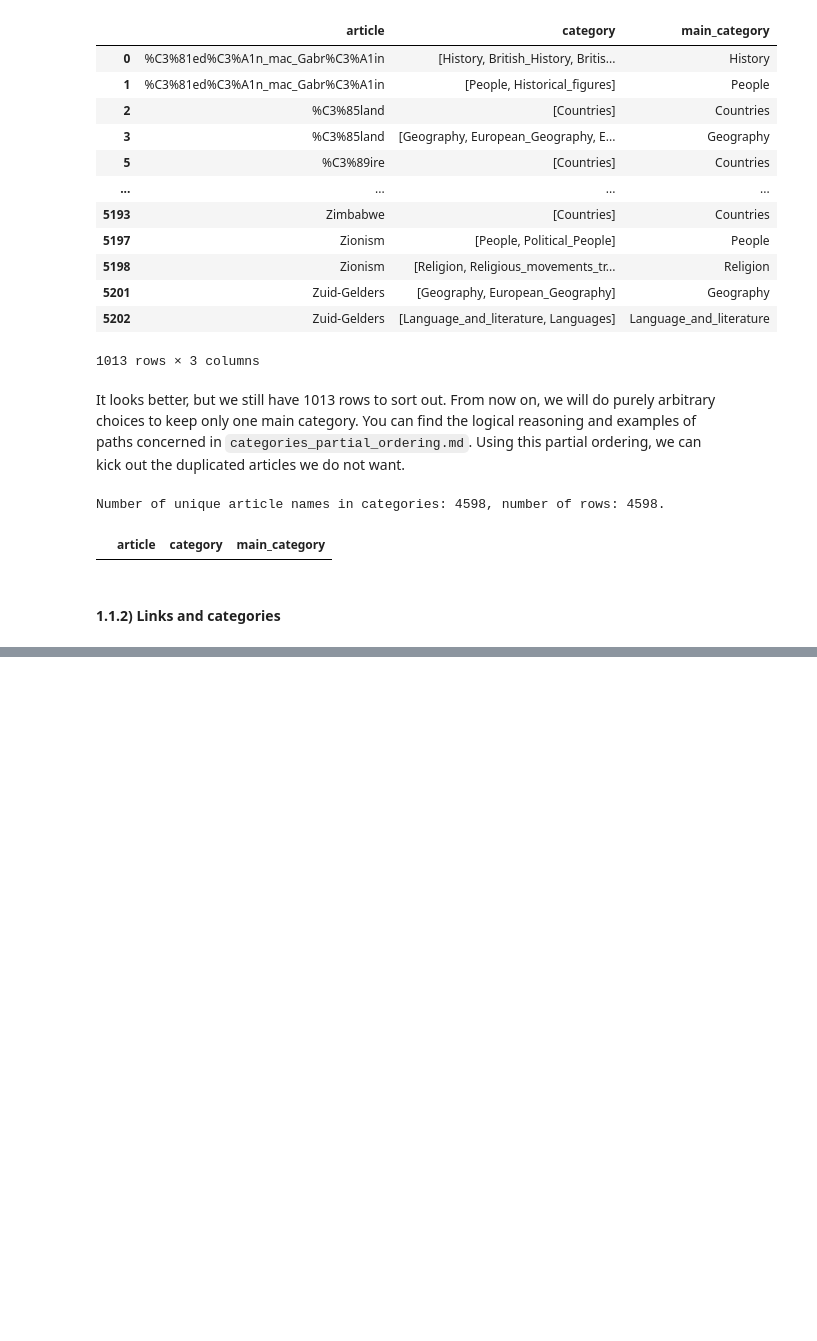
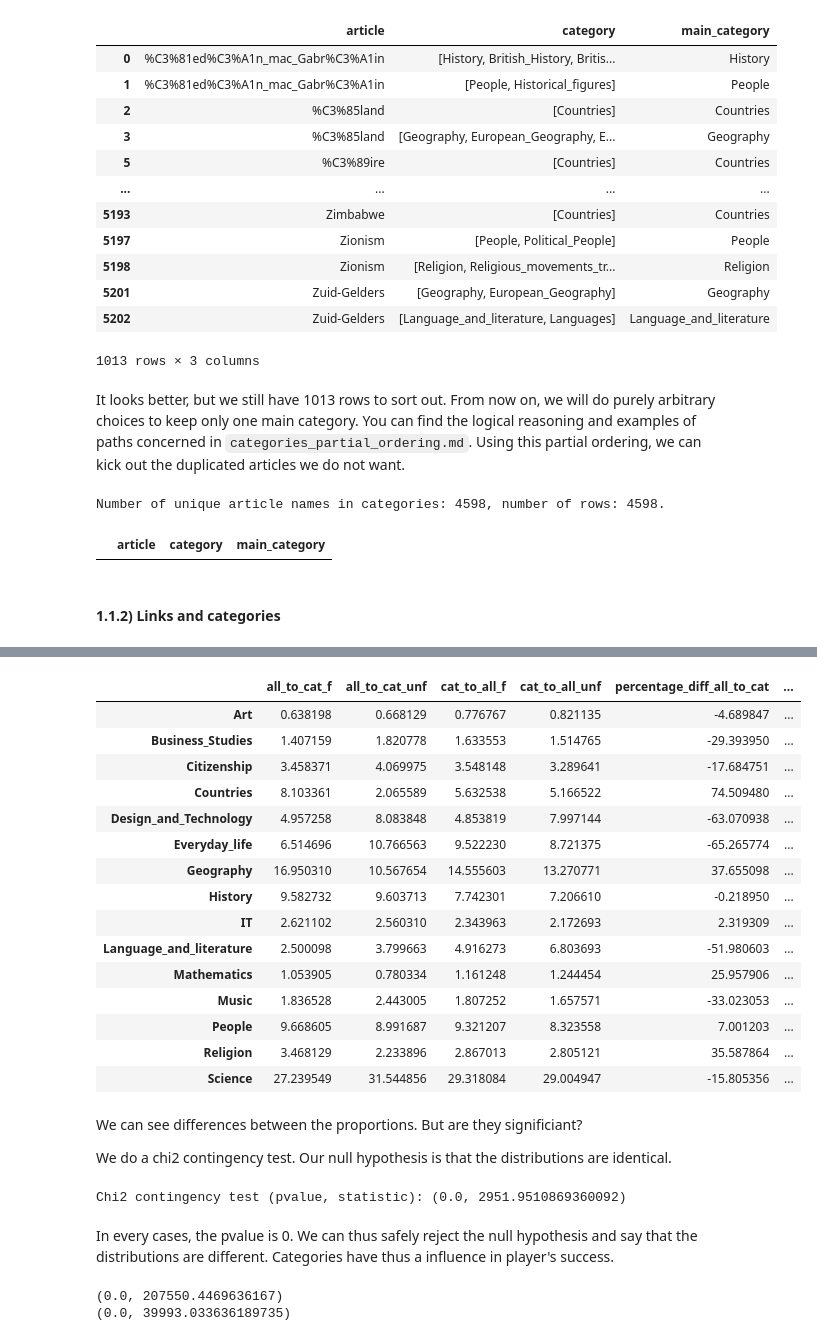
Before and after one commit to epfl-ada/ada-2024-project-outlier-1, a Jupyter notebook: part1_results.ipynb, the cells around one changed output, grey strips where cells are left out. Drawn from its saved outputs; the diff is of its cells as text; code cells hidden in the pictures; blank space fills up the shorter version.

```diff
--- a/part1_results.ipynb
+++ b/part1_results.ipynb
@@ -822,0 +230,6 @@ np.exp(ll_full/ll_cat_full)
+# %%
+distrib_links, num_links = get_heatmap_data(links2007, categories, 'links')
+
+
+cats = sorted(categories.main_category.unique())
+plot_heatmap(distrib_links.reshape(15, 15), cats, num_links, 'links', gamma=0.45)
@@ -822,0 +241,16 @@ np.exp(ll_full/ll_cat_full)
+# %%
+path_finished, path_unfinished = loading_paths()
+
+# let's check again that all the article names of interest are present in categories.tsv
+articles_not_in_categories = list(articles_not_in_categories) + list(art_not_in_cat(path_finished, categories, 'start', True))
+
+articles_not_in_categories += list(art_not_in_cat(path_finished, categories, 'end', True))
+articles_not_in_categories += list(art_not_in_cat(path_unfinished, categories, 'start', True))
+articles_not_in_categories += list(art_not_in_cat(path_unfinished, categories, 'target', True))
+
+articles_not_in_categories = list(set(articles_not_in_categories))
+print(f'{len(articles_not_in_categories)} articles do not appear in categories.tsv: {np.array(articles_not_in_categories)}')
+
+# let's remove these paths and add new columns with categories and path length
+# path_[...]_cleaned correspond to path_[...] without the paths of length 0
+path_finished, path_unfinished, path_finished_cleaned, path_unfinished_cleaned = cleaned_paths(path_finished, path_unfinished, categories, articles_not_in_categories)
@@ -822,0 +277,40 @@ np.exp(ll_full/ll_cat_full)
+# %%
+distrib_f, tot_links_f = get_heatmap_data(path_finished_cleaned, categories, 'f')
+distrib_unf, tot_links_unf = get_heatmap_data(path_unfinished_cleaned, categories, 'unf')
+distrib_unf_start2end, distrib_unf_end2target, tot_links_start2end, tot_links_end2target = get_multistep_sankey_data(path_unfinished_cleaned, categories)
+
+global_min = min(np.min(distrib_links), np.min(distrib_f), np.min(distrib_unf), np.min(distrib_unf_start2end)) * 100
+global_max = max(np.max(distrib_links), np.max(distrib_f), np.max(distrib_unf), np.max(distrib_unf_start2end)) * 100
+
+
+all_to_cat_f, cat_to_all_f = plot_heatmap(distrib_f.reshape(15, 15), cats, tot_links_f, 'f', vmin=global_min, vmax=global_max, gamma=0.45, stats=True)
+all_to_cat_unf, cat_to_all_unf = plot_heatmap(distrib_unf.reshape(15, 15), cats, tot_links_unf, 'unf', vmin=global_min, vmax=global_max, gamma=0.45, stats=True)
+# plot_heatmap(distrib_unf_start2end.reshape(15, 15), cats, tot_links_unf, 'unf_start', vmin=global_min, vmax=global_max, gamma=0.45)
+# plot_heatmap(distrib_unf_end2target.reshape(15, 15), cats, tot_links_unf, 'unf_target', vmin=global_min, vmax=global_max, gamma=0.45)
+# %%
+
+
+stats_by_cat = pd.DataFrame([all_to_cat_f, all_to_cat_unf, cat_to_all_f, cat_to_all_unf], index=['all_to_cat_f', 'all_to_cat_unf', 'cat_to_all_f', 'cat_to_all_unf']).transpose()
+stats_by_cat['percentage_diff_all_to_cat'] = (stats_by_cat['all_to_cat_f']-stats_by_cat['all_to_cat_unf'])/stats_by_cat['all_to_cat_f']*100
+stats_by_cat['percentage_diff_cat_to_all'] = (stats_by_cat['cat_to_all_f']-stats_by_cat['cat_to_all_unf'])/stats_by_cat['cat_to_all_f']*100
+stats_by_cat['ratio_all_to_cat'] = stats_by_cat['all_to_cat_f']/stats_by_cat['all_to_cat_unf']
+stats_by_cat['ratio_cat_to_all'] = stats_by_cat['cat_to_all_f']/stats_by_cat['cat_to_all_unf']
+
+stats_by_cat
+# %% [output]
+|  | all_to_cat_f | all_to_cat_unf | cat_to_all_f | cat_to_all_unf | percentage_diff_all_to_cat | ... |
+| Art | 0.638198 | 0.668129 | 0.776767 | 0.821135 | -4.689847 | ... |
+| Business_Studies | 1.407159 | 1.820778 | 1.633553 | 1.514765 | -29.393950 | ... |
+| Citizenship | 3.458371 | 4.069975 | 3.548148 | 3.289641 | -17.684751 | ... |
+| Countries | 8.103361 | 2.065589 | 5.632538 | 5.166522 | 74.509480 | ... |
+| Design_and_Technology | 4.957258 | 8.083848 | 4.853819 | 7.997144 | -63.070938 | ... |
+| Everyday_life | 6.514696 | 10.766563 | 9.522230 | 8.721375 | -65.265774 | ... |
+| Geography | 16.950310 | 10.567654 | 14.555603 | 13.270771 | 37.655098 | ... |
+| History | 9.582732 | 9.603713 | 7.742301 | 7.206610 | -0.218950 | ... |
+| IT | 2.621102 | 2.560310 | 2.343963 | 2.172693 | 2.319309 | ... |
+| Language_and_literature | 2.500098 | 3.799663 | 4.916273 | 6.803693 | -51.980603 | ... |
+| Mathematics | 1.053905 | 0.780334 | 1.161248 | 1.244454 | 25.957906 | ... |
+| Music | 1.836528 | 2.443005 | 1.807252 | 1.657571 | -33.023053 | ... |
+| People | 9.668605 | 8.991687 | 9.321207 | 8.323558 | 7.001203 | ... |
+| Religion | 3.468129 | 2.233896 | 2.867013 | 2.805121 | 35.587864 | ... |
+| Science | 27.239549 | 31.544856 | 29.318084 | 29.004947 | -15.805356 | ... |
@@ -822,0 +322,16 @@ np.exp(ll_full/ll_cat_full)
+# %% [markdown]
+We can see differences between the proportions. But are they significiant?
+
+We do a chi2 contingency test. Our null hypothesis is that the distributions are identical.
+# %%
+print(f'Chi2 contingency test (pvalue, statistic): {chi2_contingency_test(distrib_f*tot_links_f, distrib_unf*tot_links_unf)}')
+# %% [output]
+Chi2 contingency test (pvalue, statistic): (0.0, 2951.9510869360092)
+# %% [markdown]
+In every cases, the pvalue is 0. We can thus safely reject the null hypothesis and say that the distributions are different. Categories have thus a influence in player's success.
+# %%
+print(chi2_contingency_test(np.array(list(all_to_cat_f.values()))*tot_links_f, np.array(list(all_to_cat_unf.values()))*tot_links_unf))
+print(chi2_contingency_test(np.array(list(cat_to_all_f.values()))*tot_links_f, np.array(list(cat_to_all_unf.values()))*tot_links_unf))
+# %% [output]
+(0.0, 207550.4469636167)
+(0.0, 39993.033636189735)
```
Also changed, not shown: parts of 89 cells of this notebook, 2 other files.
